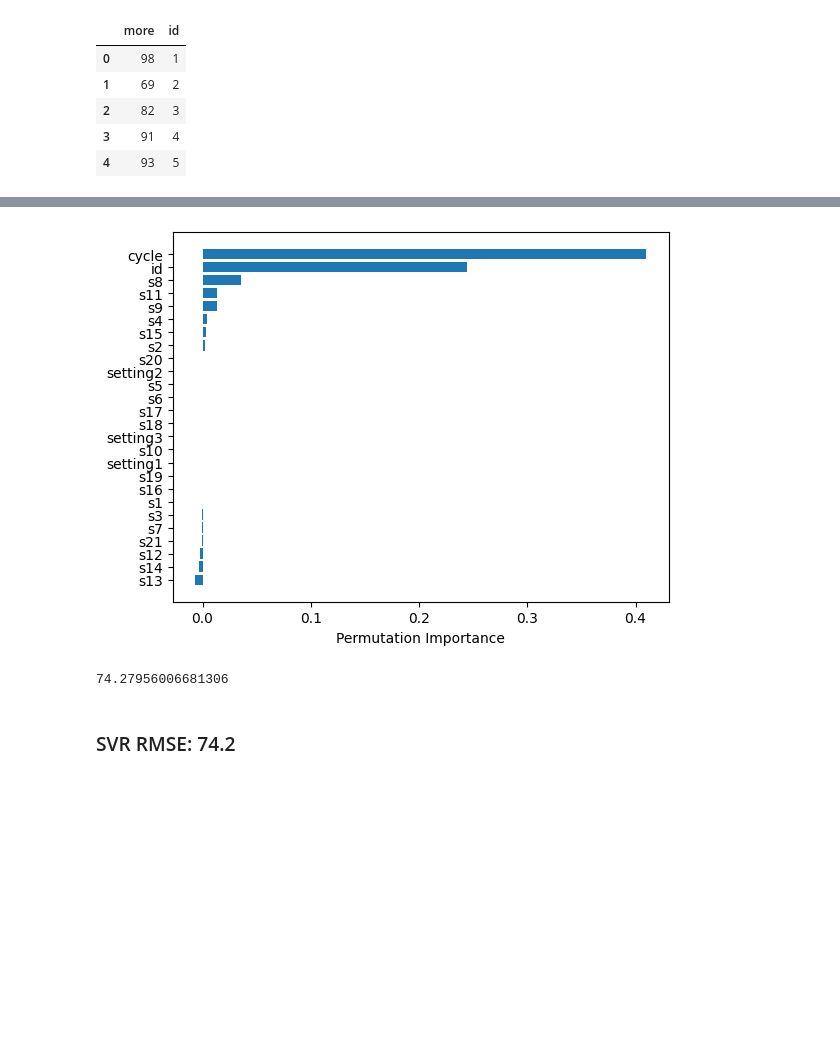
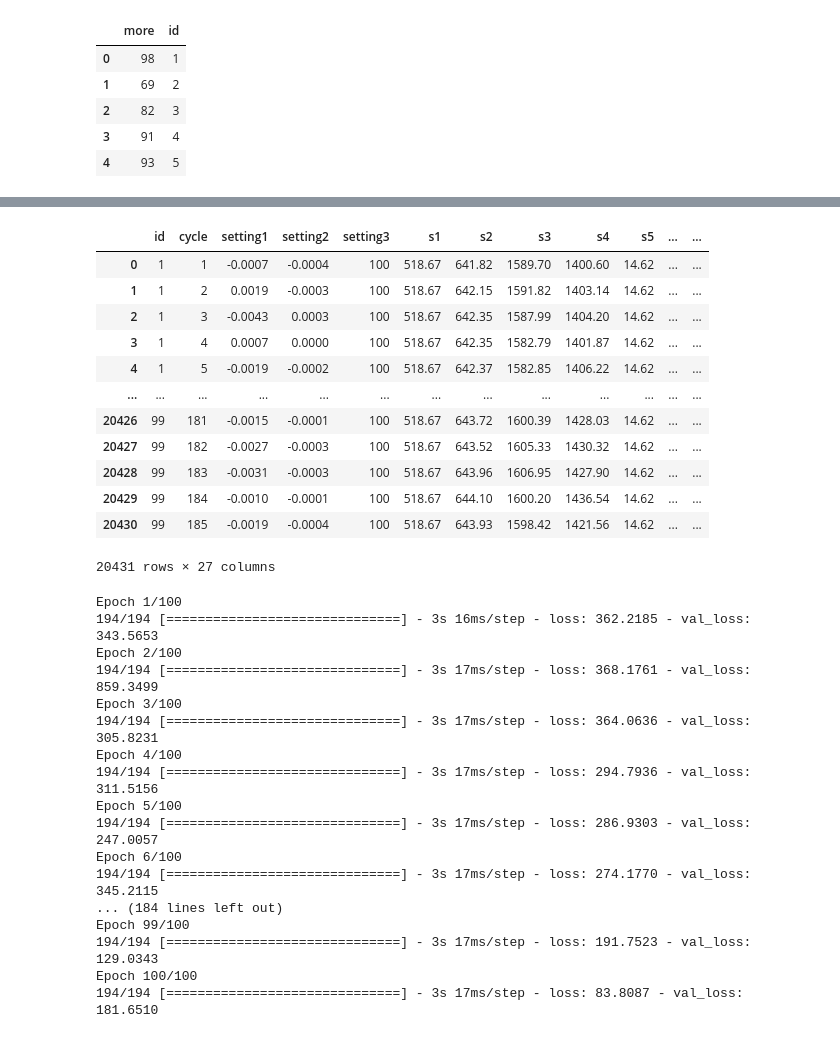
Before and after one commit to pxndey/engine_RUL, a Jupyter notebook: aircraft-engine.ipynb, the cells around one changed output, grey strips where cells are left out. Drawn from its saved outputs; the diff is of its cells as text; code cells hidden in the pictures; blank space fills up the shorter version.

```diff
--- a/aircraft-engine.ipynb
+++ b/aircraft-engine.ipynb
@@ -8,3 +6,5 @@ df = pd.read_excel("/kaggle/input/aircraft-sensor-and-engine-performance/Dataset
+# %%
+df = pd.read_excel("D:\\Projects\\BDA\\aircraft_reliability\\data\\PM_train.xlsx")
 # %%
 df.head()
 # %% [output]
@@ -40,3 +38,5 @@ df_truth = pd.read_excel("/kaggle/input/aircraft-sensor-and-engine-performance/D
+# %%
+df_truth = pd.read_excel("D:\\Projects\\BDA\\aircraft_reliability\\data\\PM_truth.xlsx")
 # %%
 df_truth.head()
 # %% [output]
@@ -160,2 +48,0 @@ memory usage: 4.4 MB
-# %%
-df = df.drop('remaining_cycles',axis=1)
@@ -273,6 +48,0 @@ plt.show()
-# %%
-df_aggregated = train_df.groupby('id').agg(['mean', 'std', 'min', 'max'])
-df_aggregated.columns = ['_'.join(col) for col in df_aggregated.columns]
-
-# Merge aggregated features back with original dataset
-df = pd.merge(df, df_aggregated, on='id', how='left')
@@ -351,23 +49,17 @@ array([2.9976740e-01, 1.8588218e-01, 2.8656314e-05, 1.0064792e-04,
-# %%
-from sklearn.inspection import permutation_importance
-
-result = permutation_importance(xgb_model, xt, test_df['failure_cycle'], n_repeats=10, random_state=0)
-sorted_importances_idx = result.importances_mean.argsort()
-
-# Plot the feature importance
-plt.barh(xt.columns[sorted_importances_idx], result.importances_mean[sorted_importances_idx])
-plt.xlabel("Permutation Importance")
-plt.show()
-# %% [output]
-[figure, removed]
-# %%
-from sklearn.svm import SVR
-model = SVR()
-model.fit(x,y)
-yt = model.predict(xt)
-rmse = np.sqrt(mean_squared_error(yt,test_df['failure_cycle']))
-print(rmse)
-# %% [output]
-74.27956006681306
-# %% [markdown]
-### SVR RMSE: 74.2
+# %%
+df_merged = pd.merge(df, df_truth, on='id')
+df_merged
+# %% [output]
+|  | id | cycle | setting1 | setting2 | setting3 | s1 | s2 | s3 | s4 | s5 | ... | ... |
+| 0 | 1 | 1 | -0.0007 | -0.0004 | 100 | 518.67 | 641.82 | 1589.70 | 1400.60 | 14.62 | ... | ... |
+| 1 | 1 | 2 | 0.0019 | -0.0003 | 100 | 518.67 | 642.15 | 1591.82 | 1403.14 | 14.62 | ... | ... |
+| 2 | 1 | 3 | -0.0043 | 0.0003 | 100 | 518.67 | 642.35 | 1587.99 | 1404.20 | 14.62 | ... | ... |
+| 3 | 1 | 4 | 0.0007 | 0.0000 | 100 | 518.67 | 642.35 | 1582.79 | 1401.87 | 14.62 | ... | ... |
+| 4 | 1 | 5 | -0.0019 | -0.0002 | 100 | 518.67 | 642.37 | 1582.85 | 1406.22 | 14.62 | ... | ... |
+| ... | ... | ... | ... | ... | ... | ... | ... | ... | ... | ... | ... | ... |
+| 20426 | 99 | 181 | -0.0015 | -0.0001 | 100 | 518.67 | 643.72 | 1600.39 | 1428.03 | 14.62 | ... | ... |
+| 20427 | 99 | 182 | -0.0027 | -0.0003 | 100 | 518.67 | 643.52 | 1605.33 | 1430.32 | 14.62 | ... | ... |
+| 20428 | 99 | 183 | -0.0031 | -0.0003 | 100 | 518.67 | 643.96 | 1606.95 | 1427.90 | 14.62 | ... | ... |
+| 20429 | 99 | 184 | -0.0010 | -0.0001 | 100 | 518.67 | 644.10 | 1600.20 | 1436.54 | 14.62 | ... | ... |
+| 20430 | 99 | 185 | -0.0019 | -0.0004 | 100 | 518.67 | 643.93 | 1598.42 | 1421.56 | 14.62 | ... | ... |
+20431 rows × 27 columns
@@ -373,0 +120,21 @@ print(rmse)
+# %%
+# Train the model
+history = model.fit(X_train, y_train, epochs=100, batch_size=64, validation_data=(X_test, y_test))
+# %% [output]
+Epoch 1/100
+194/194 [==============================] - 3s 16ms/step - loss: 362.2185 - val_loss: 343.5653
+Epoch 2/100
+194/194 [==============================] - 3s 17ms/step - loss: 368.1761 - val_loss: 859.3499
+Epoch 3/100
+194/194 [==============================] - 3s 17ms/step - loss: 364.0636 - val_loss: 305.8231
+Epoch 4/100
+194/194 [==============================] - 3s 17ms/step - loss: 294.7936 - val_loss: 311.5156
+Epoch 5/100
+194/194 [==============================] - 3s 17ms/step - loss: 286.9303 - val_loss: 247.0057
+Epoch 6/100
+194/194 [==============================] - 3s 17ms/step - loss: 274.1770 - val_loss: 345.2115
+... (184 lines left out)
+Epoch 99/100
+194/194 [==============================] - 3s 17ms/step - loss: 191.7523 - val_loss: 129.0343
+Epoch 100/100
+194/194 [==============================] - 3s 17ms/step - loss: 83.8087 - val_loss: 181.6510
```
Also changed, not shown: parts of 56 cells of this notebook.
